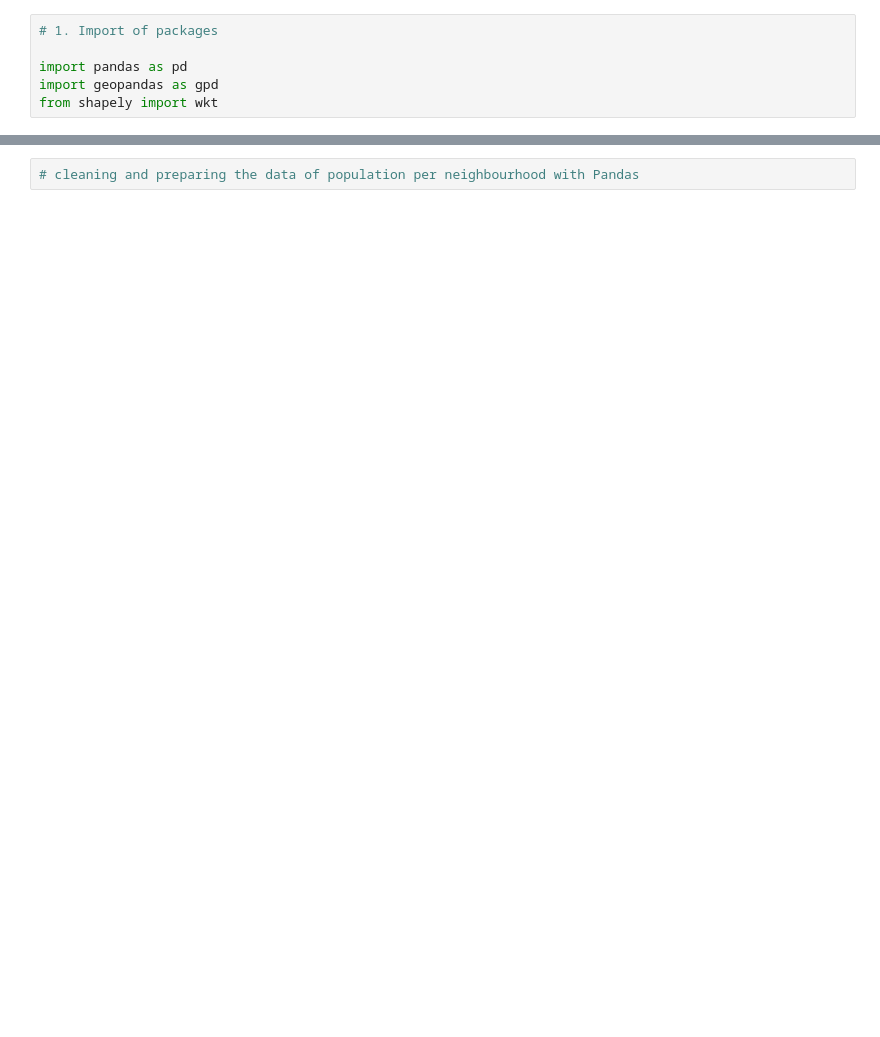
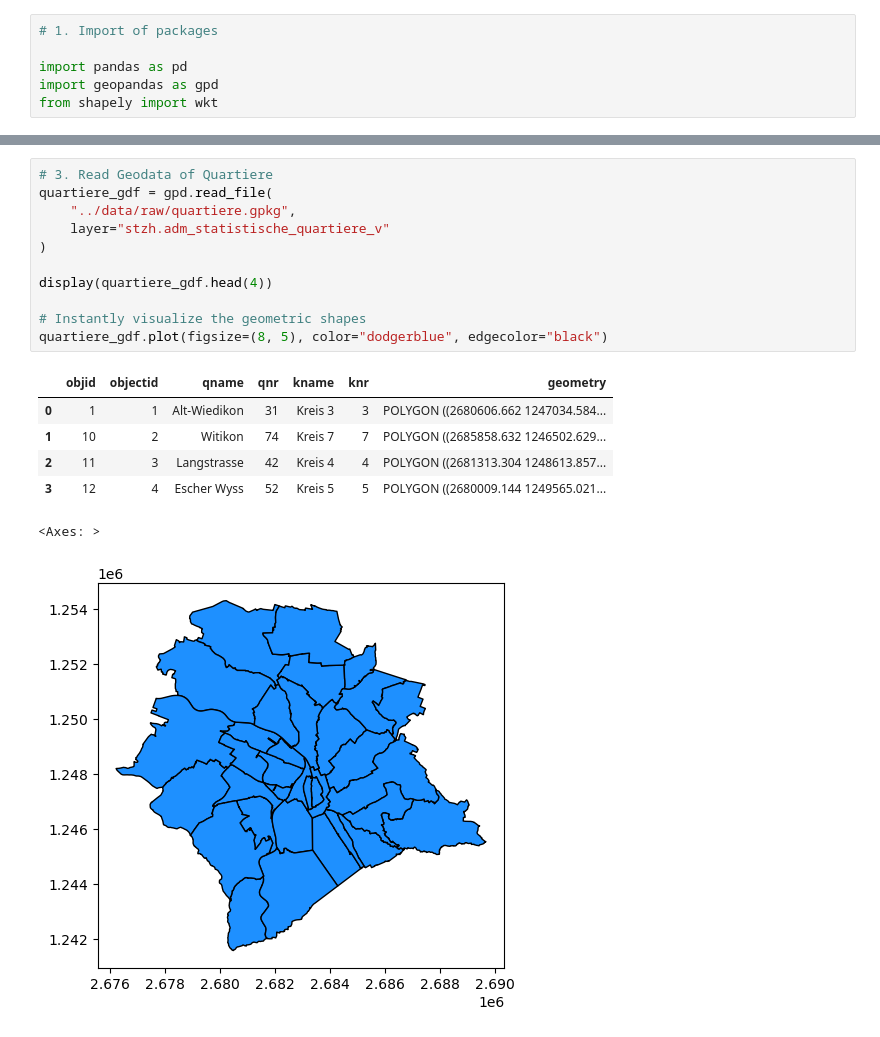
Before and after one commit to lukasgoetz-debug/sds210-project-lukas-goetz, a Jupyter notebook: notebooks/pop_data.ipynb, the cells around one changed output, grey strips where cells are left out. Cells and saved outputs as stored; diff of their text form; blank space fills up the shorter version.

```diff
--- a/notebooks/pop_data.ipynb
+++ b/notebooks/pop_data.ipynb
@@ -94,5 +104,22 @@ Data columns (total 14 columns):
 dtypes: int64(13), str(1)
 memory usage: 4.1 KB
 # %%
-# cleaning and preparing the data of population per neighbourhood with Pandas
+# 3. Read Geodata of Quartiere
+quartiere_gdf = gpd.read_file(
+    "../data/raw/quartiere.gpkg",
+    layer="stzh.adm_statistische_quartiere_v"
+)
+
+display(quartiere_gdf.head(4))
+
+# Instantly visualize the geometric shapes
+quartiere_gdf.plot(figsize=(8, 5), color="dodgerblue", edgecolor="black")
+# %% [output]
+|  | objid | objectid | qname | qnr | kname | knr | geometry |
+| 0 | 1 | 1 | Alt-Wiedikon | 31 | Kreis 3 | 3 | POLYGON ((2680606.662 1247034.584... |
+| 1 | 10 | 2 | Witikon | 74 | Kreis 7 | 7 | POLYGON ((2685858.632 1246502.629... |
+| 2 | 11 | 3 | Langstrasse | 42 | Kreis 4 | 4 | POLYGON ((2681313.304 1248613.857... |
+| 3 | 12 | 4 | Escher Wyss | 52 | Kreis 5 | 5 | POLYGON ((2680009.144 1249565.021... |
+<Axes: >
+[figure, added]
 # %%
```
Also changed, not shown: parts of 2 cells of this notebook, 2 other files.
